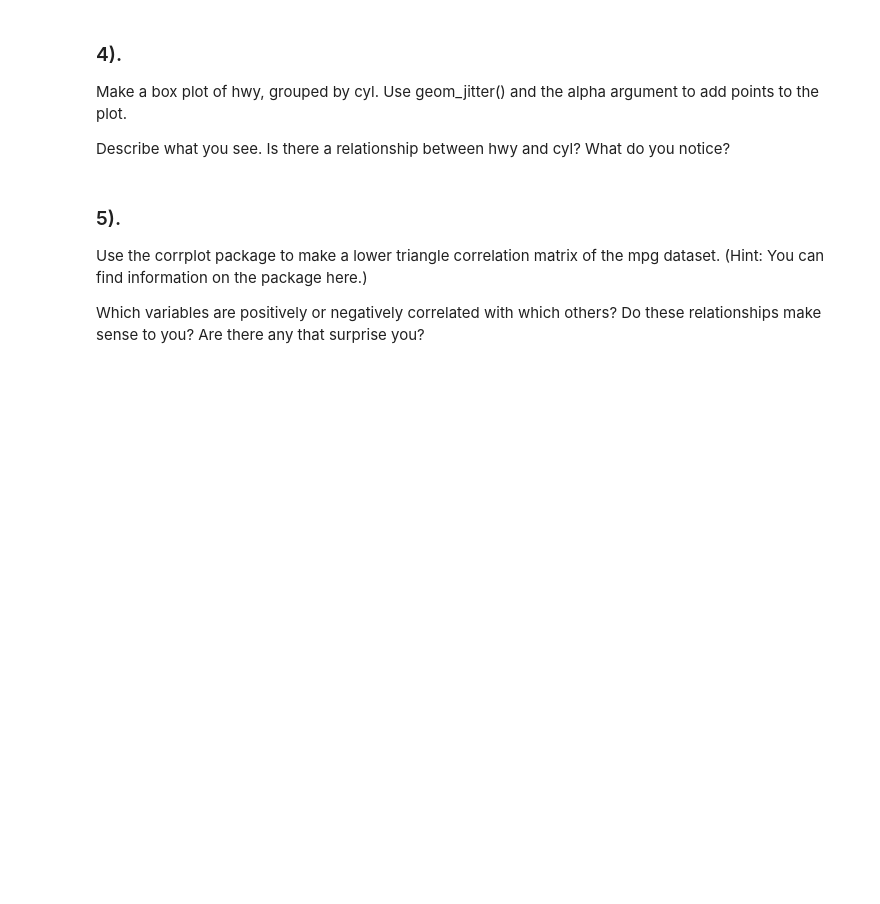
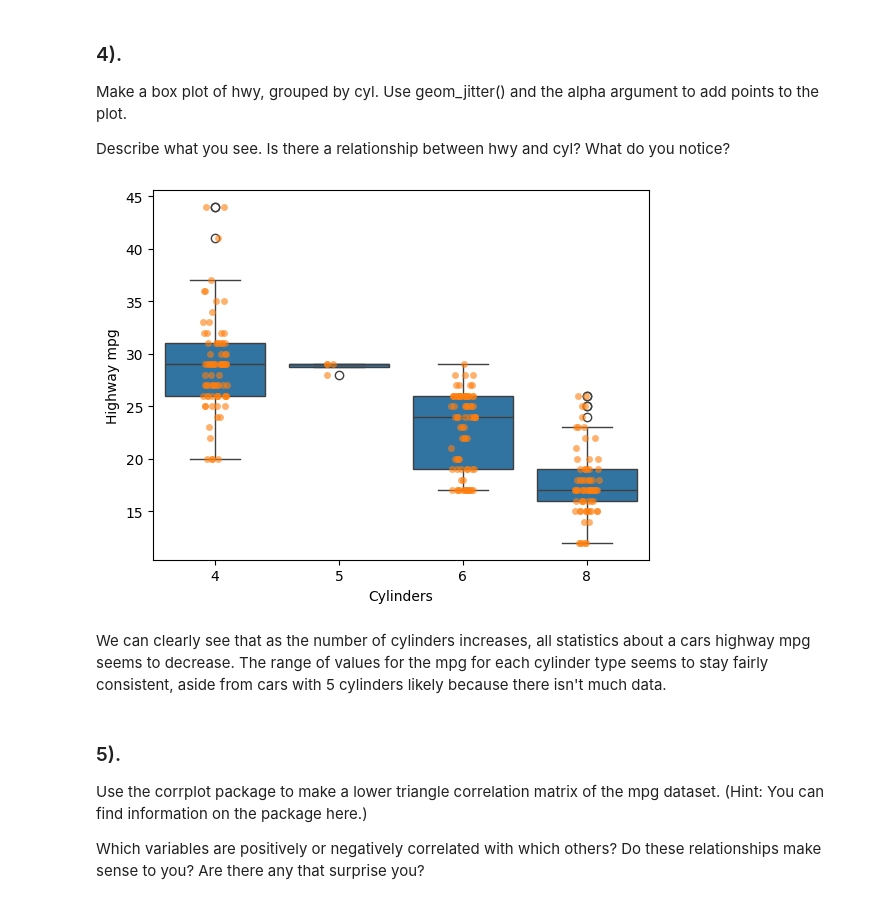
Before and after one commit to kpayton2903/PSTAT_131, a Jupyter notebook: Homework/Homework_1.ipynb, the cells around one changed output. Drawn from its saved outputs; the diff is of its cells as text; code cells hidden in the pictures; blank space fills up the shorter version.

```diff
--- a/Homework/Homework_1.ipynb
+++ b/Homework/Homework_1.ipynb
@@ -75,6 +140,16 @@ Make a bar plot of manufacturer. Flip it so that the manufacturers are on the y-
 Make a box plot of hwy, grouped by cyl. Use geom_jitter() and the alpha argument to add points to the plot.
 
 Describe what you see. Is there a relationship between hwy and cyl? What do you notice?<a class="anchor" id="eda-question-4"></a>
+# %%
+sns.boxplot(x='cyl', y='hwy', data=mpg)
+sns.stripplot(x='cyl', y='hwy', data=mpg, jitter=True, alpha=0.6)
+plt.xlabel('Cylinders')
+plt.ylabel('Highway mpg')
+plt.show()
+# %% [output]
+[figure, added]
+# %% [markdown]
+We can clearly see that as the number of cylinders increases, all statistics about a cars highway mpg seems to decrease. The range of values for the mpg for each cylinder type seems to stay fairly consistent, aside from cars with 5 cylinders likely because there isn't much data.
 # %% [markdown]
 ### 5).
 Use the corrplot package to make a lower triangle correlation matrix of the mpg dataset. (Hint: You can find information on the package here.)
```
Also changed, not shown: parts of 13 cells of this notebook, 5 other files.
